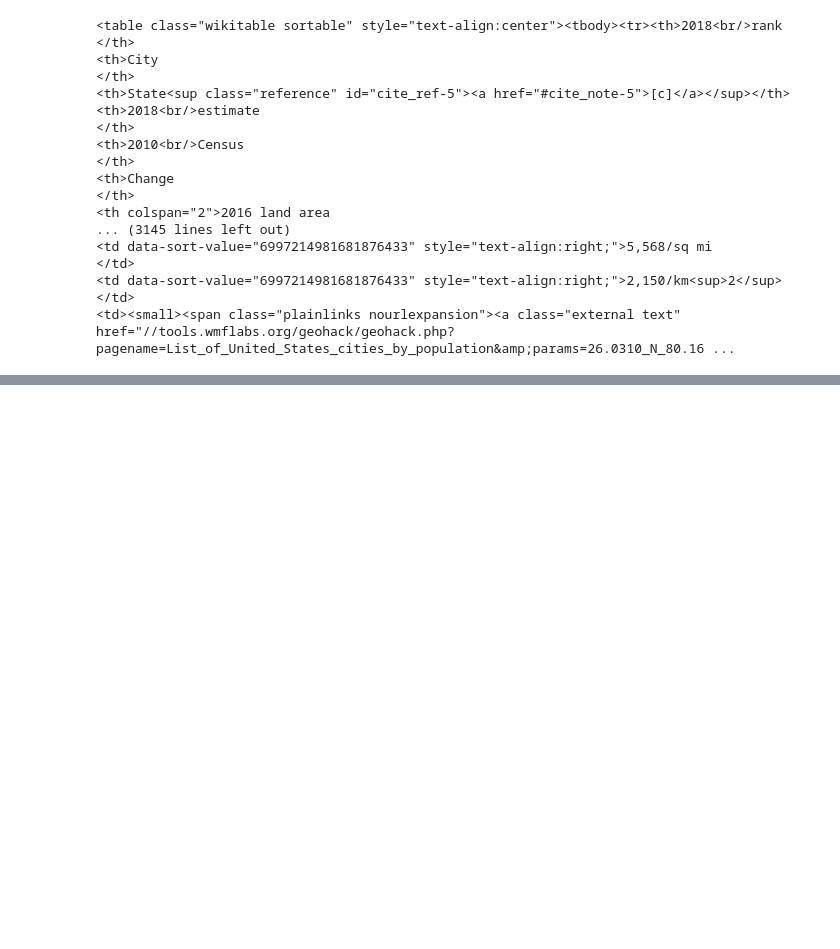
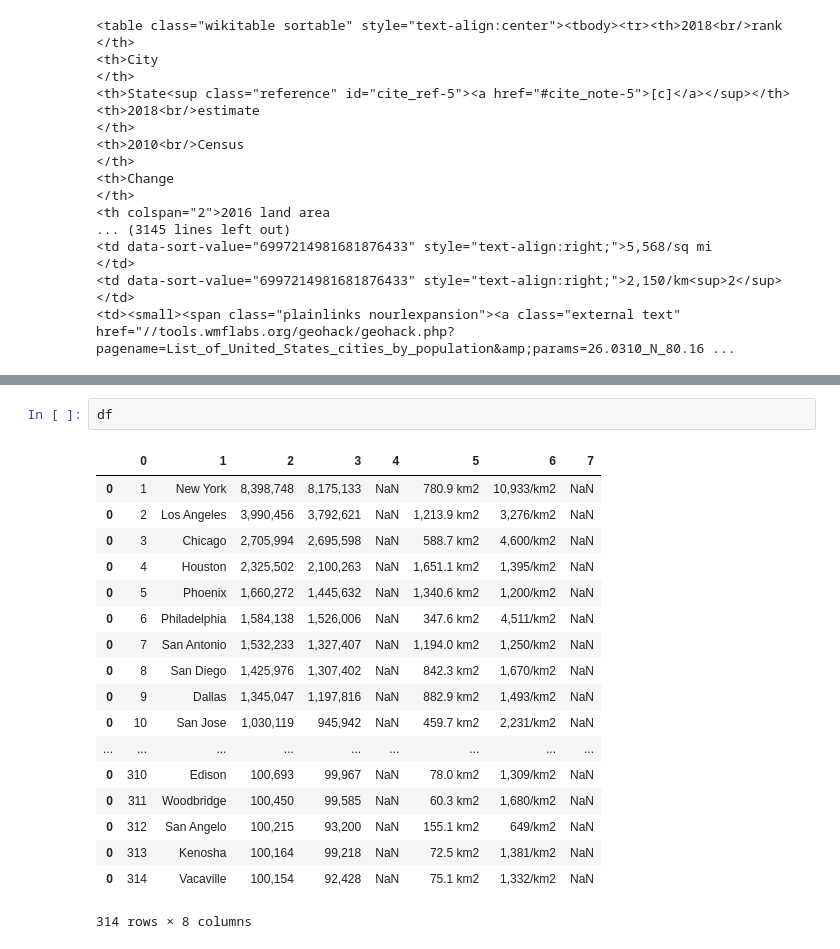
Before and after one commit to dchaas/Coursera_Capstone, a Jupyter notebook: Find_the_next_NBA_City.ipynb, the cells around one changed output, grey strips where cells are left out. Cells and saved outputs as stored; diff of their text form; blank space fills up the shorter version.

```diff
--- a/Find_the_next_NBA_City.ipynb
+++ b/Find_the_next_NBA_City.ipynb
@@ -80,0 +128,21 @@ table
+# %%
+df
+# %% [output]
+|  | 0 | 1 | 2 | 3 | 4 | 5 | 6 | 7 |
+| 0 | 1 | New York | 8,398,748 | 8,175,133 | NaN | 780.9 km2 | 10,933/km2 | NaN |
+| 0 | 2 | Los Angeles | 3,990,456 | 3,792,621 | NaN | 1,213.9 km2 | 3,276/km2 | NaN |
+| 0 | 3 | Chicago | 2,705,994 | 2,695,598 | NaN | 588.7 km2 | 4,600/km2 | NaN |
+| 0 | 4 | Houston | 2,325,502 | 2,100,263 | NaN | 1,651.1 km2 | 1,395/km2 | NaN |
+| 0 | 5 | Phoenix | 1,660,272 | 1,445,632 | NaN | 1,340.6 km2 | 1,200/km2 | NaN |
+| 0 | 6 | Philadelphia | 1,584,138 | 1,526,006 | NaN | 347.6 km2 | 4,511/km2 | NaN |
+| 0 | 7 | San Antonio | 1,532,233 | 1,327,407 | NaN | 1,194.0 km2 | 1,250/km2 | NaN |
+| 0 | 8 | San Diego | 1,425,976 | 1,307,402 | NaN | 842.3 km2 | 1,670/km2 | NaN |
+| 0 | 9 | Dallas | 1,345,047 | 1,197,816 | NaN | 882.9 km2 | 1,493/km2 | NaN |
+| 0 | 10 | San Jose | 1,030,119 | 945,942 | NaN | 459.7 km2 | 2,231/km2 | NaN |
+| ... | ... | ... | ... | ... | ... | ... | ... | ... |
+| 0 | 310 | Edison | 100,693 | 99,967 | NaN | 78.0 km2 | 1,309/km2 | NaN |
+| 0 | 311 | Woodbridge | 100,450 | 99,585 | NaN | 60.3 km2 | 1,680/km2 | NaN |
+| 0 | 312 | San Angelo | 100,215 | 93,200 | NaN | 155.1 km2 | 649/km2 | NaN |
+| 0 | 313 | Kenosha | 100,164 | 99,218 | NaN | 72.5 km2 | 1,381/km2 | NaN |
+| 0 | 314 | Vacaville | 100,154 | 92,428 | NaN | 75.1 km2 | 1,332/km2 | NaN |
+314 rows × 8 columns
```
Also changed, not shown: parts of 4 cells of this notebook.
